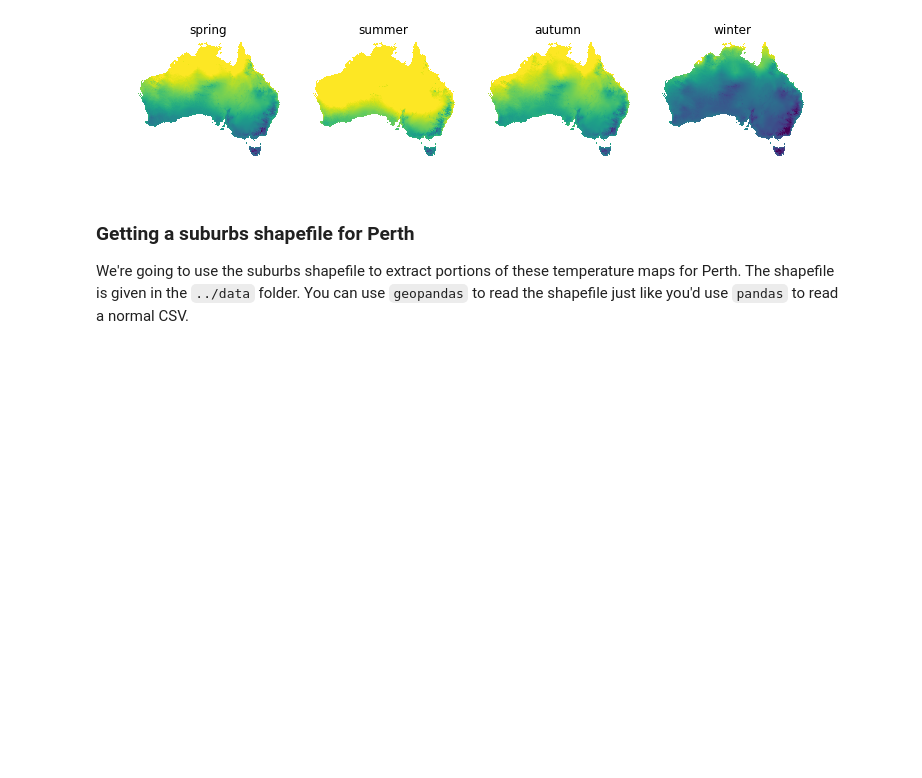
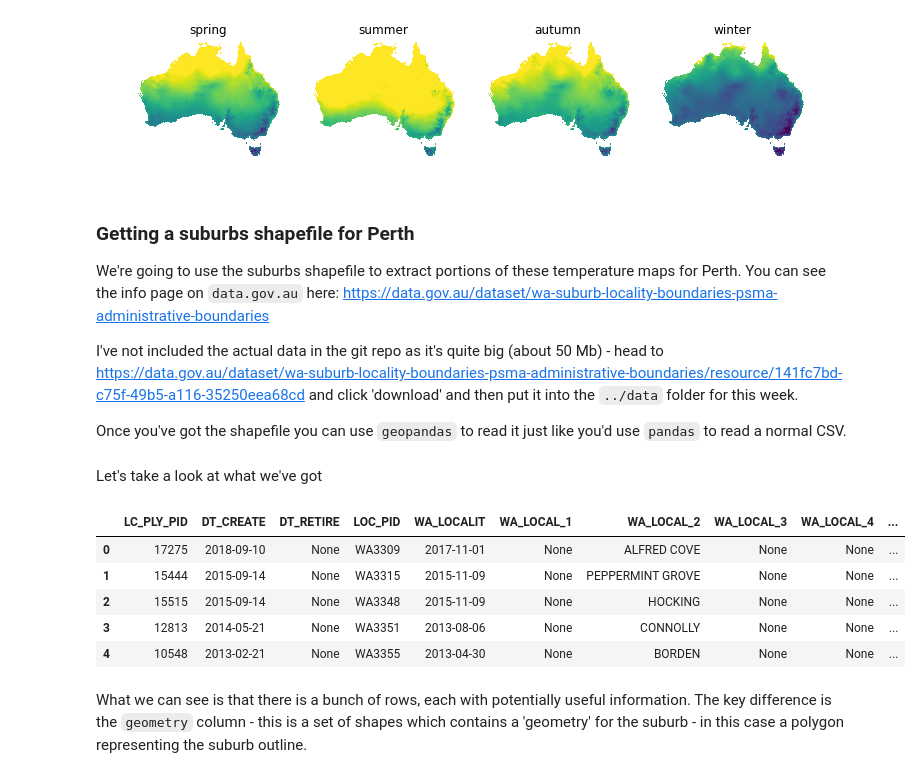
Before and after one commit to rickguerini/11-spatial-data, a Jupyter notebook: notebooks/11.2_geospatial_data_processing.ipynb, the cells around one changed output. Cells and saved outputs as stored; diff of their text form; code cells hidden in the pictures; blank space fills up the shorter version.

Commit message:
Add polygon munging code

```diff
--- a/notebooks/11.2_geospatial_data_processing.ipynb
+++ b/notebooks/11.2_geospatial_data_processing.ipynb
@@ -131,4 +131,23 @@ fig.set_size_inches(12, 4)
 # %% [markdown]
 ### Getting a suburbs shapefile for Perth
 
-We're going to use the suburbs shapefile to extract portions of these temperature maps for Perth. The shapefile is given in the `../data` folder. You can use `geopandas` to read the shapefile just like you'd use `pandas` to read a normal CSV.
+We're going to use the suburbs shapefile to extract portions of these temperature maps for Perth. You can see the info page on `data.gov.au` here: https://data.gov.au/dataset/wa-suburb-locality-boundaries-psma-administrative-boundaries
+
+I've not included the actual data in the git repo as it's quite big (about 50 Mb) - head to https://data.gov.au/dataset/wa-suburb-locality-boundaries-psma-administrative-boundaries/resource/141fc7bd-c75f-49b5-a116-35250eea68cd and click 'download' and then put it into the `../data` folder for this week.
+
+Once you've got the shapefile you can use `geopandas` to read it just like you'd use `pandas` to read a normal CSV.
+# %%
+suburbs = geopandas.read_file('../data/WA_LOCALITY_POLYGON_shp/WA_LOCALITY_POLYGON_shp.shp')
+# %% [markdown]
+Let's take a look at what we've got
+# %%
+suburbs.head()
+# %% [output]
+|  | LC_PLY_PID | DT_CREATE | DT_RETIRE | LOC_PID | WA_LOCALIT | WA_LOCAL_1 | WA_LOCAL_2 | WA_LOCAL_3 | WA_LOCAL_4 | ... |
+| 0 | 17275 | 2018-09-10 | None | WA3309 | 2017-11-01 | None | ALFRED COVE | None | None | ... |
+| 1 | 15444 | 2015-09-14 | None | WA3315 | 2015-11-09 | None | PEPPERMINT GROVE | None | None | ... |
+| 2 | 15515 | 2015-09-14 | None | WA3348 | 2015-11-09 | None | HOCKING | None | None | ... |
+| 3 | 12813 | 2014-05-21 | None | WA3351 | 2013-08-06 | None | CONNOLLY | None | None | ... |
+| 4 | 10548 | 2013-02-21 | None | WA3355 | 2013-04-30 | None | BORDEN | None | None | ... |
+# %% [markdown]
+What we can see is that there is a bunch of rows, each with potentially useful information. The key difference is the `geometry` column - this is a set of shapes which contains a 'geometry' for the suburb - in this case a polygon representing the suburb outline.
```
Also changed, not shown: parts of 11 cells of this notebook, 1 other file.
